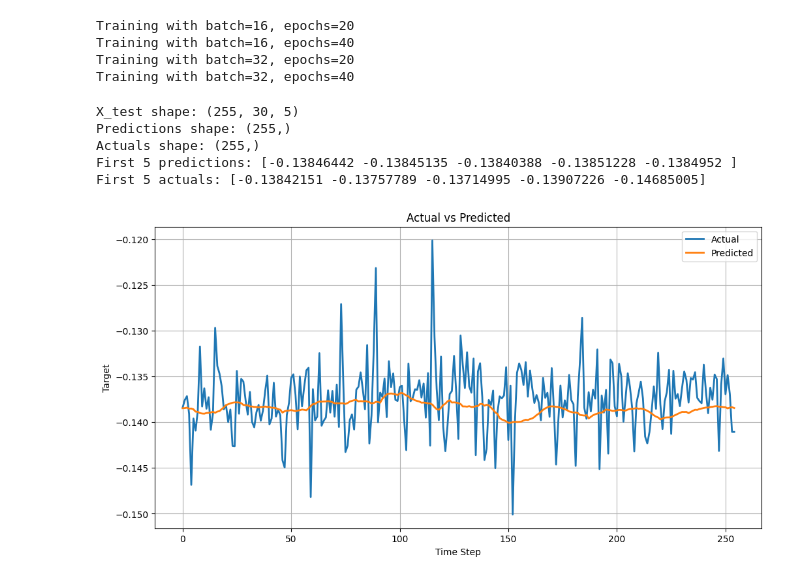
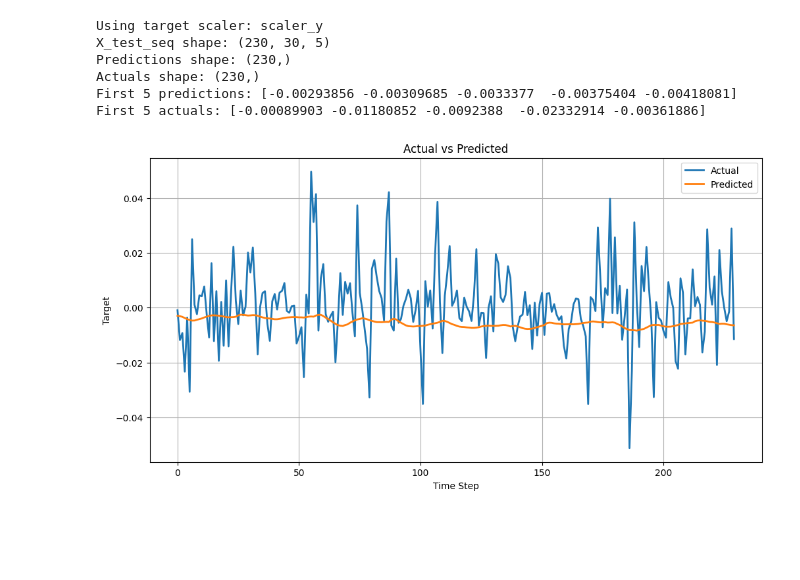
Before and after one commit to paldentamang040/stock-market-prediction-deep-learning, a Jupyter notebook: main.ipynb, the cells around one changed output. Saved outputs shown, nothing was run; the diff lists cells and outputs as text; code cells hidden in the pictures; blank space fills up the shorter version.

```diff
--- a/main.ipynb
+++ b/main.ipynb
@@ -527,11 +563,0 @@ def build_lstm(input_shape):
-# %%
-input_shape = (X_train.shape[1], X_train.shape[2])
-model = build_lstm(input_shape)
-
-history = model.fit(
-    X_train, y_train,
-    epochs=50,
-    batch_size=32,
-    validation_data=(X_val, y_val),
-    verbose=1
-)
@@ -666,68 +588,41 @@ Epoch 18/50
-# %%
-batch_sizes = [16, 32]
-epochs_list = [20, 40]
-
-for batch in batch_sizes:
-    for ep in epochs_list:
-        print(f"Training with batch={batch}, epochs={ep}")
-
-        temp_model = Sequential([
-            Input(shape=(X_train.shape[1], X_train.shape[2])),
-            LSTM(64, return_sequences=True),
-            Dropout(0.2),
-            GRU(32),
-            Dropout(0.2),
-            Dense(1)
-        ])
-
-        temp_model.compile(optimizer="adam", loss="mse")
-
-        temp_model.fit(
-            X_train, y_train,
-            validation_data=(X_val, y_val),
-            epochs=ep,
-            batch_size=batch,
-            verbose=0
-        )
-# %% [output]
-Training with batch=16, epochs=20
-Training with batch=16, epochs=40
-Training with batch=32, epochs=20
-Training with batch=32, epochs=40
 # %%
-# 1) Predict on the prepared test sequences
-pred_scaled = hybrid_model.predict(X_test, verbose=0)
+target_scaler_obj = None
+for name in ["scaler_y", "scalery", "target_scaler", "y_scaler"]:
+    if name in globals():
+        target_scaler_obj = globals()[name]
+        print(f"Using target scaler: {name}")
+        break
 
-# 2) Make sure arrays are 2D for inverse_transform
+if target_scaler_obj is None:
+    raise NameError("No target scaler found. Expected one of: scaler_y, scalery, target_scaler, y_scaler")
+
+pred_scaled = model.predict(X_test_seq, verbose=0)
 pred_scaled = np.array(pred_scaled).reshape(-1, 1)
-y_test_2d = np.array(y_test).reshape(-1, 1)
+y_test_2d = np.array(y_test_seq).reshape(-1, 1)
 
-# 3) Inverse transform if you used a target scaler
-# Replace scaler_y with your actual target scaler variable name if different
-predictions = scaler_y.inverse_transform(pred_scaled).flatten()
-actuals = scaler_y.inverse_transform(y_test_2d).flatten()
+predictions = target_scaler_obj.inverse_transform(pred_scaled).flatten()
+actuals = target_scaler_obj.inverse_transform(y_test_2d).flatten()
 
-# 4) Quick checks
-print("X_test shape:", X_test.shape)
+print("X_test_seq shape:", X_test_seq.shape)
 print("Predictions shape:", predictions.shape)
 print("Actuals shape:", actuals.shape)
 print("First 5 predictions:", predictions[:5])
 print("First 5 actuals:", actuals[:5])
 
-# 5) Plot actual vs predicted
 plt.figure(figsize=(12, 6))
 plt.plot(actuals, label="Actual", linewidth=2)
 plt.plot(predictions, label="Predicted", linewidth=2)
 plt.title("Actual vs Predicted")
 plt.xlabel("Time Step")
 plt.ylabel("Target")
 plt.legend()
 plt.grid(True)
 plt.show()
 # %% [output]
-X_test shape: (255, 30, 5)
-Predictions shape: (255,)
-Actuals shape: (255,)
-First 5 predictions: [-0.13846442 -0.13845135 -0.13840388 -0.13851228 -0.1384952 ]
-First 5 actuals: [-0.13842151 -0.13757789 -0.13714995 -0.13907226 -0.14685005]
+Using target scaler: scaler_y
+X_test_seq shape: (230, 30, 5)
+Predictions shape: (230,)
+Actuals shape: (230,)
+First 5 predictions: [-0.00293856 -0.00309685 -0.0033377  -0.00375404 -0.00418081]
+First 5 actuals: [-0.00089903 -0.01180852 -0.0092388  -0.02332914 -0.00361886]
-[figure, old version]
+[figure, new version]
```
Also changed, not shown: parts of 45 cells of this notebook, 3 other files.
